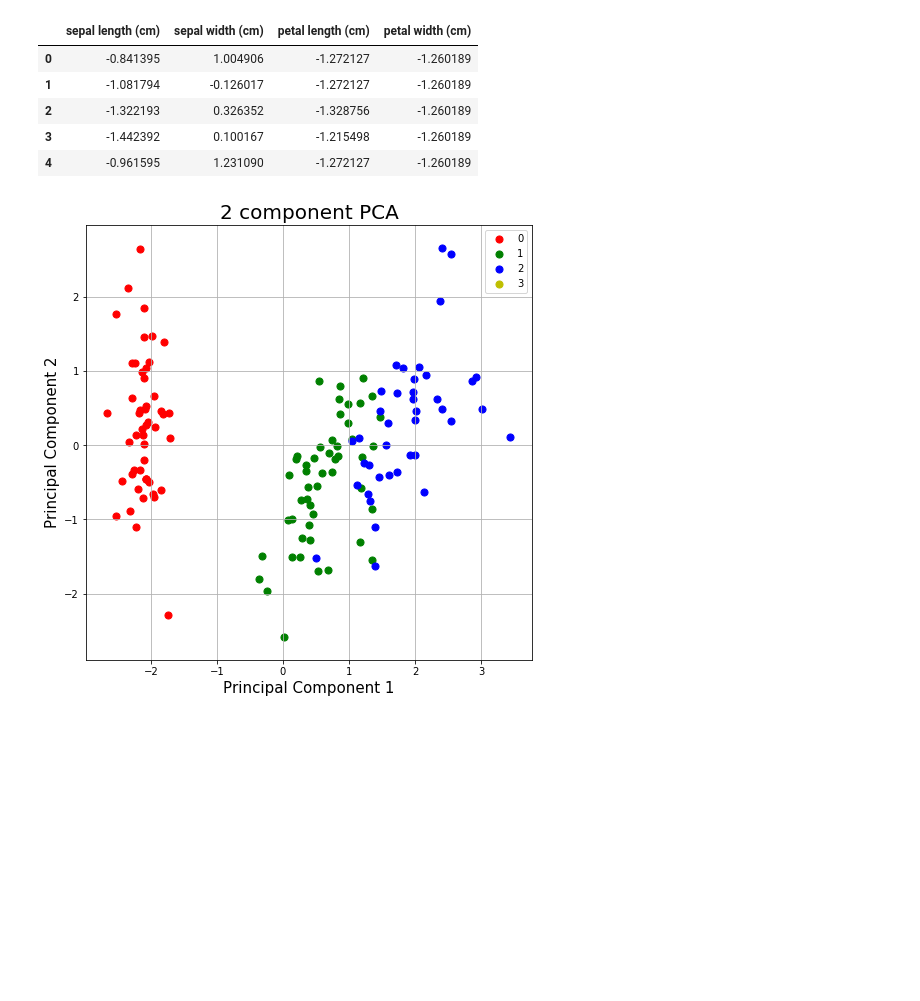
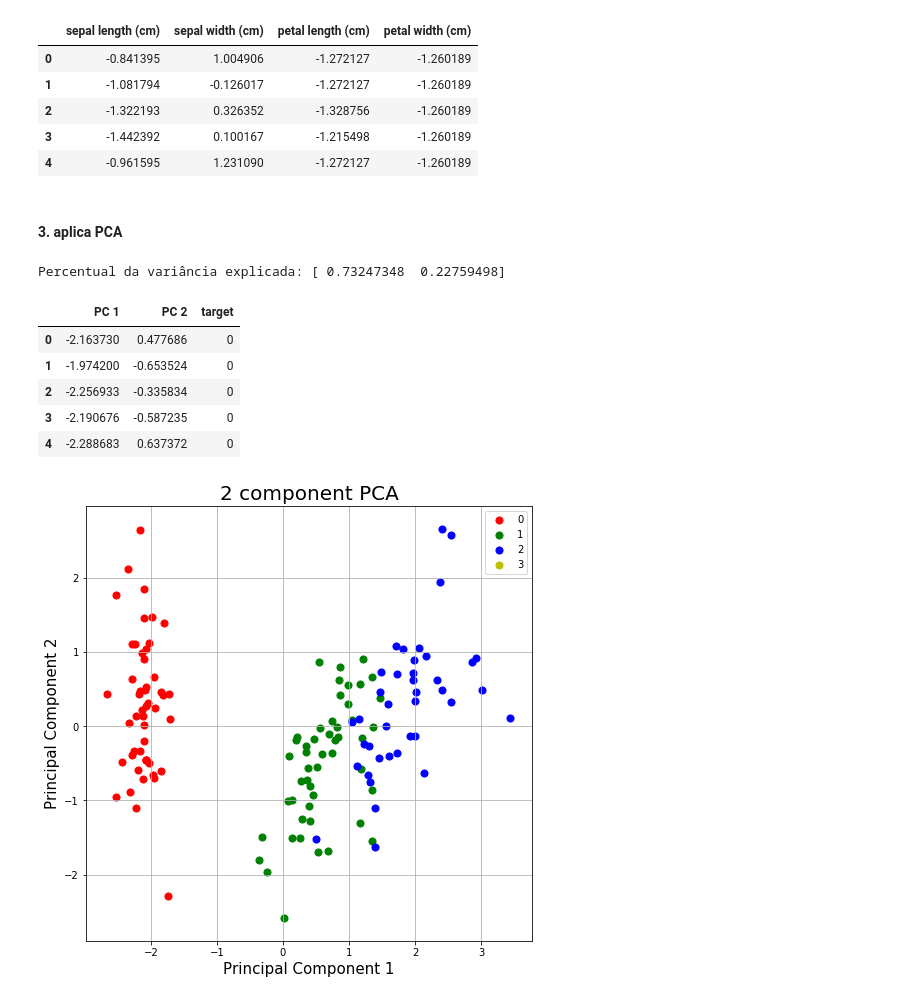
Before and after one commit to mopdc/python-codes, a Jupyter notebook: applied algorithms/unsupervised learning examples/unsupervised learning KMeans.ipynb, the cells around one changed output. Drawn from its saved outputs; the diff is of its cells as text; code cells hidden in the pictures; blank space fills up the shorter version.

```diff
--- a/applied algorithms/unsupervised learning examples/unsupervised learning KMeans.ipynb
+++ b/applied algorithms/unsupervised learning examples/unsupervised learning KMeans.ipynb
@@ -384,12 +391,26 @@ new_data.head()
 | 2 | -1.322193 | 0.326352 | -1.328756 | -1.260189 |
 | 3 | -1.442392 | 0.100167 | -1.215498 | -1.260189 |
 | 4 | -0.961595 | 1.231090 | -1.272127 | -1.260189 |
+# %% [markdown]
+#### 3. aplica PCA
 # %%
 pca = PCA(n_components=2)
-pc = pca.fit_transform(new_data)
-pcDf = pd.DataFrame(data = pc, columns = ['PC 1', 'PC 2'])
-finalDf = pd.concat([pcDf, Y], axis = 1)
-#finalDf
+pc = pca.fit_transform(data_norm)
+
+data_norm_pca = pd.DataFrame(data = pc, columns = ['PC 1', 'PC 2'])
+data_norm_pca_target = pd.concat([data_norm_pca, Y], axis = 1)
+data_norm_target = pd.concat([data_norm, Y], axis = 1)
+
+print "Percentual da variância explicada:", pca.explained_variance_ratio_
+data_norm_pca_target.head()
+# %% [output]
+Percentual da variância explicada: [ 0.73247348  0.22759498]
+|  | PC 1 | PC 2 | target |
+| 0 | -2.163730 | 0.477686 | 0 |
+| 1 | -1.974200 | -0.653524 | 0 |
+| 2 | -2.256933 | -0.335834 | 0 |
+| 3 | -2.190676 | -0.587235 | 0 |
+| 4 | -2.288683 | 0.637372 | 0 |
 # %%
 def plot_PCA_groups (data, group):
     fig = plt.figure(figsize = (8,8))
```
Also changed, not shown: parts of 23 cells of this notebook, 1 other file.
